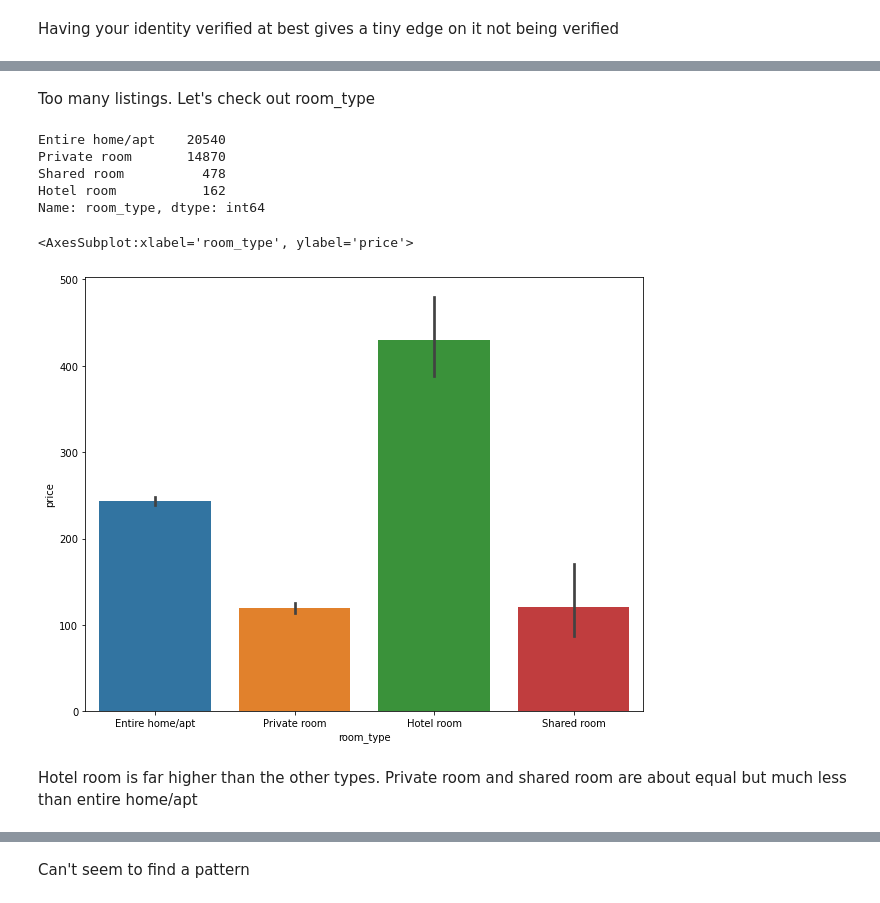
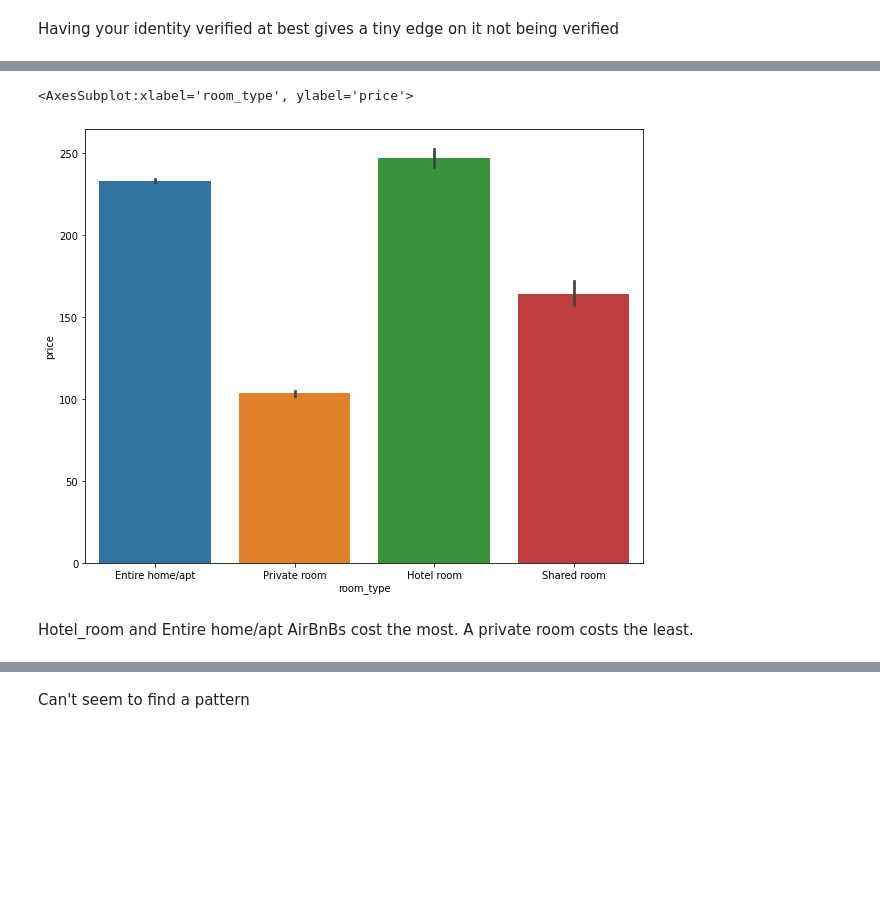
Before and after one commit to matthew-edelmann/capstone_, a Jupyter notebook: new_york_airbnb.ipynb, the cells around one changed output, grey strips where cells are left out. Cells and saved outputs as stored; diff of their text form; code cells hidden in the pictures; blank space fills up the shorter version.

```diff
--- a/new_york_airbnb.ipynb
+++ b/new_york_airbnb.ipynb
@@ -470,0 +383,3 @@ listings.tail()
+# %%
+calendar = calendar.rename(columns={'listing_id': 'id'})
+calendar.head()
@@ -470,0 +393,3 @@ listings.tail()
+# %%
+df_full = pd.merge(calendar, listings.drop(columns=['price', 'minimum_nights', 'maximum_nights']), how='left', on='id')
+df_full.head()
@@ -470,0 +427,3 @@ listings.tail()
+# %%
+df_full = df_full.dropna()
+len(df_full)
@@ -470,0 +432,5 @@ listings.tail()
+# %%
+df_full['month'] = df_full['date'].dt.month
+month_dict = {1: 'Jan', 2: 'Feb', 3: 'Mar', 4: 'Apr', 5: 'May', 6: 'Jun', 7: 'Jul', 8: 'Aug', 9: 'Sep', 10: 'Oct', 11: 'Nov', 12: 'Dec'}
+df_full['month'] = df_full['month'].map(lambda x: month_dict[x])
+df_full['month'].value_counts()
@@ -567,22 +552,12 @@ Name: property_type, dtype: int64
-# %% [markdown]
-Too many listings. Let's check out room_type
-# %%
-listings['room_type'].value_counts()
-# %% [output]
-Entire home/apt    20540
-Private room       14870
-Shared room          478
-Hotel room           162
-Name: room_type, dtype: int64
 # %%
 #Price vs Room type
 plt.figure(figsize=(10,8))
-sns.barplot(y="price", x="room_type", data=listings)
+sns.barplot(y="price", x="room_type", data=df_full)
 # %% [output]
 <AxesSubplot:xlabel='room_type', ylabel='price'>
-[figure, old version]
+[figure, new version]
-# %% [markdown]
-Hotel room is far higher than the other types. Private room and shared room are about equal but much less than entire home/apt
+# %% [markdown]
+Hotel_room and Entire home/apt AirBnBs cost the most. A private room costs the least.
 # %%
 #Price vs Min Nights
 plt.figure(figsize=(10,8))
```
Also changed, not shown: parts of 195 cells of this notebook.
